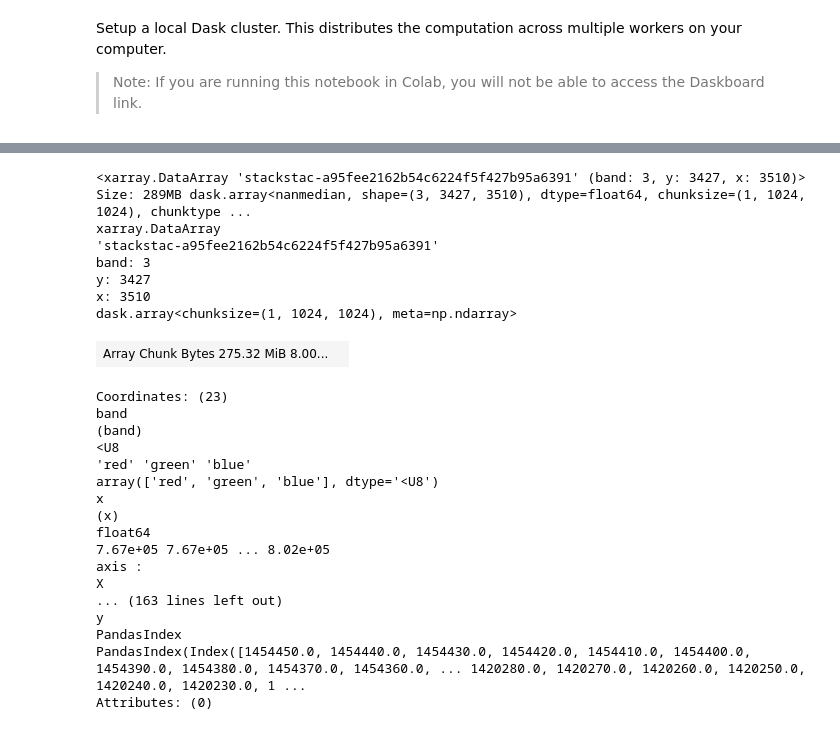
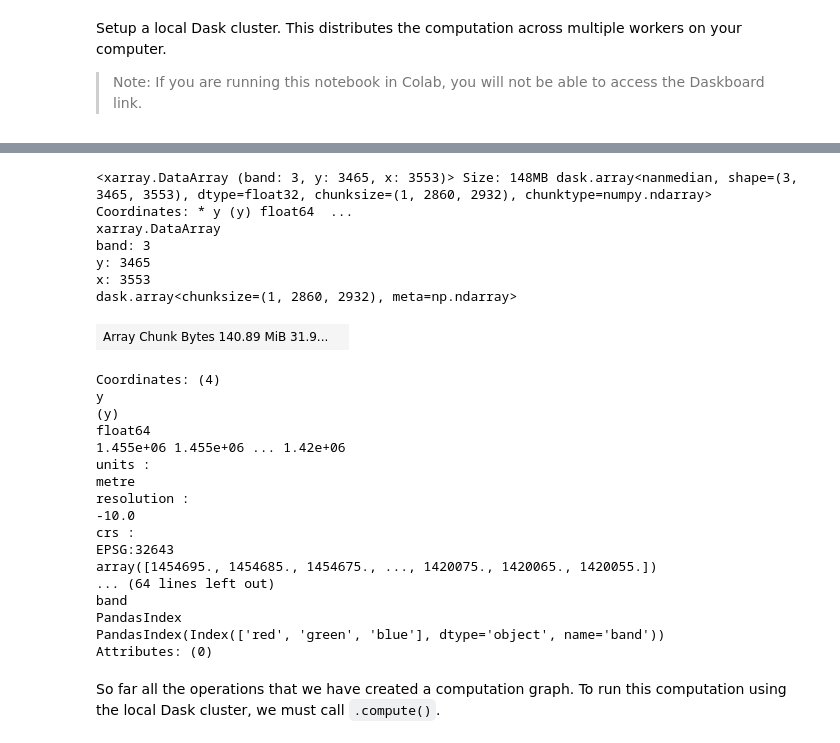
Before and after one commit to rahul4planet/geopython-tutorials, a Jupyter notebook: notebooks/dask_median_composite.ipynb, the cells around one changed output, grey strips where cells are left out. Cells and saved outputs as stored; diff of their text form; code cells hidden in the pictures.

```diff
--- a/notebooks/dask_median_composite.ipynb
+++ b/notebooks/dask_median_composite.ipynb
@@ -82,13 +89,18 @@ We search for the imagery collected within the date range and intersecting the A
 # %%
-year = 2023
-month = 5
+year = 2025
+month = 1
 time_range = f'{year}-{month:02}'
+
+filters = {
+    'eo:cloud_cover': {'lt': 30},
+    'mgrs:grid_square': {'eq': 'GQ'}
+}
 
 search = catalog.search(
     collections=['sentinel-2-c1-l2a'],
-    intersects=geometry_geojson,
+    intersects=geometry,
     datetime=time_range,
-    query={'eo:cloud_cover': {'lt': 30},  'mgrs:grid_square': {'eq': 'GQ'}},
+    query=filters,
 )
 items = search.item_collection()
 len(items)
@@ -97,4 +111,11 @@ len(items)
 # %%
-stack = stackstac.stack(items, resolution=10)
-stack
+ds = stac_load(
+    items,
+    bands=['red', 'green', 'blue', 'scl'],
+    resolution=10,
+    bbox=geometry.bounds,
+    chunks={},  # <-- use Dask
+    groupby='solar_day',
+)
+ds
 # %% [output]
@@ -126,0 +174,3 @@ resolution :
+# %%
+da = ds.to_array('band')
+da
@@ -133,7 +207,8 @@ subset = clipped.sel(band=['red', 'green', 'blue', 'scl'])
 # %%
-scl = subset.sel(band='scl')
+scl = da.sel(band='scl')
 
 valid = ((scl >= 4) & (scl <= 7) | (scl==11))
 
-subset_masked = subset.where(valid)
-rgb_masked = subset_masked.sel(band=['red', 'green', 'blue'])
+da_masked = da.where(valid)
+da_rgb = da_masked.sel(band=['red', 'green', 'blue'])
+da_rgb
@@ -140,30 +247,31 @@ rgb_masked = subset_masked.sel(band=['red', 'green', 'blue'])
 # %%
-median = rgb_masked.median(dim='time')
-median
+rgb_composite = da_rgb.median(dim='time')
+rgb_composite
 # %% [output]
-<xarray.DataArray 'stackstac-a95fee2162b54c6224f5f427b95a6391' (band: 3, y: 3427, x: 3510)> Size: 289MB dask.array<nanmedian, shape=(3, 3427, 3510), dtype=float64, chunksize=(1, 1024, 1024), chunktype ...
+<xarray.DataArray (band: 3, y: 3465, x: 3553)> Size: 148MB dask.array<nanmedian, shape=(3, 3465, 3553), dtype=float32, chunksize=(1, 2860, 2932), chunktype=numpy.ndarray> Coordinates: * y (y) float64  ...
 xarray.DataArray
-'stackstac-a95fee2162b54c6224f5f427b95a6391'
 band: 3
-y: 3427
-x: 3510
-dask.array<chunksize=(1, 1024, 1024), meta=np.ndarray>
+y: 3465
+x: 3553
+dask.array<chunksize=(1, 2860, 2932), meta=np.ndarray>
-| Array Chunk Bytes 275.32 MiB 8.00... |  |
+| Array Chunk Bytes 140.89 MiB 31.9... |  |
-Coordinates: (23)
+Coordinates: (4)
+y
+(y)
+float64
+1.455e+06 1.455e+06 ... 1.42e+06
+units :
+metre
+resolution :
+-10.0
+crs :
+EPSG:32643
+array([1454695., 1454685., 1454675., ..., 1420075., 1420065., 1420055.])
+... (64 lines left out)
 band
-(band)
-<U8
-'red' 'green' 'blue'
-array(['red', 'green', 'blue'], dtype='<U8')
-x
-(x)
-float64
-7.67e+05 7.67e+05 ... 8.02e+05
-axis :
-X
-... (163 lines left out)
-y
 PandasIndex
-PandasIndex(Index([1454450.0, 1454440.0, 1454430.0, 1454420.0, 1454410.0, 1454400.0, 1454390.0, 1454380.0, 1454370.0, 1454360.0, ... 1420280.0, 1420270.0, 1420260.0, 1420250.0, 1420240.0, 1420230.0, 1 ...
+PandasIndex(Index(['red', 'green', 'blue'], dtype='object', name='band'))
 Attributes: (0)
+# %% [markdown]
+So far all the operations that we have created a computation graph. To run this computation using the local Dask cluster, we must call `.compute()`.
 # %%
```
Also changed, not shown: parts of 28 cells of this notebook.
